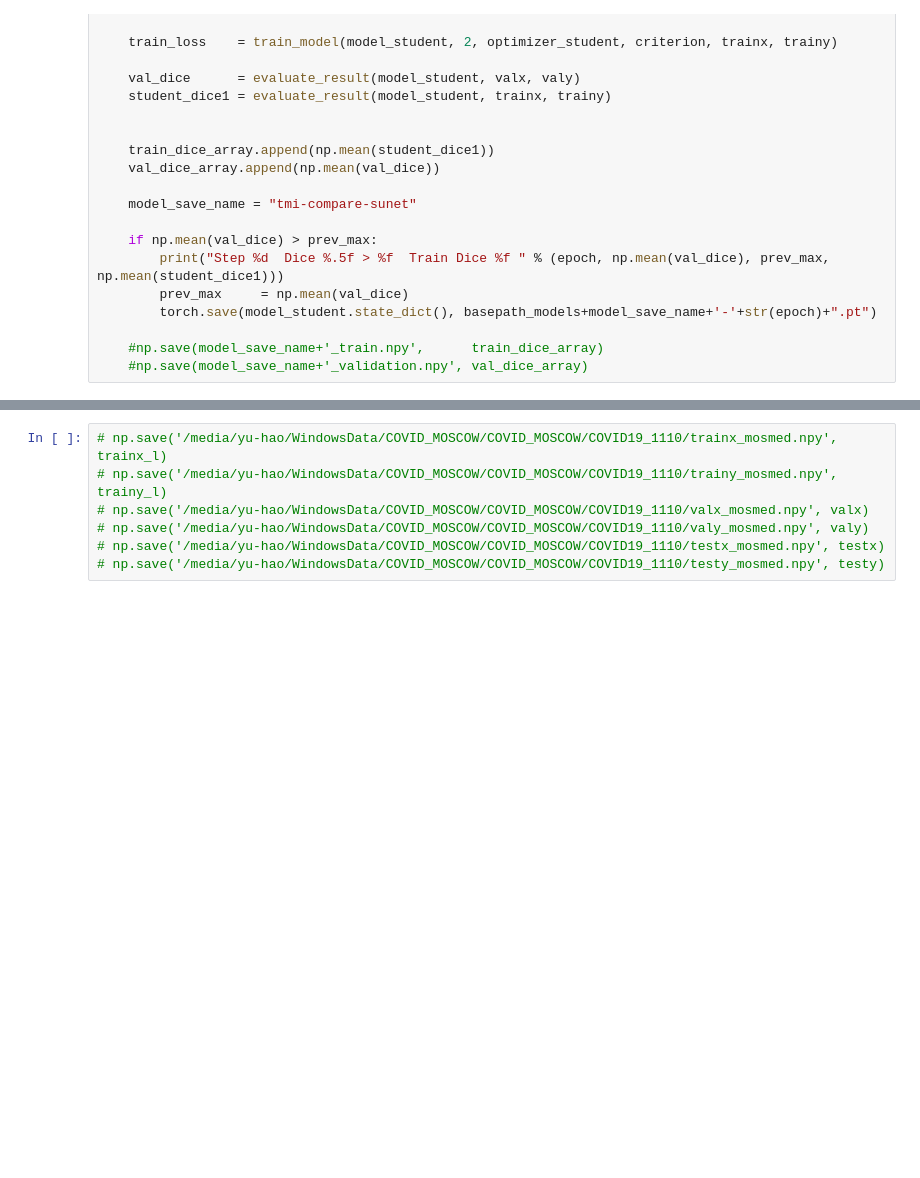
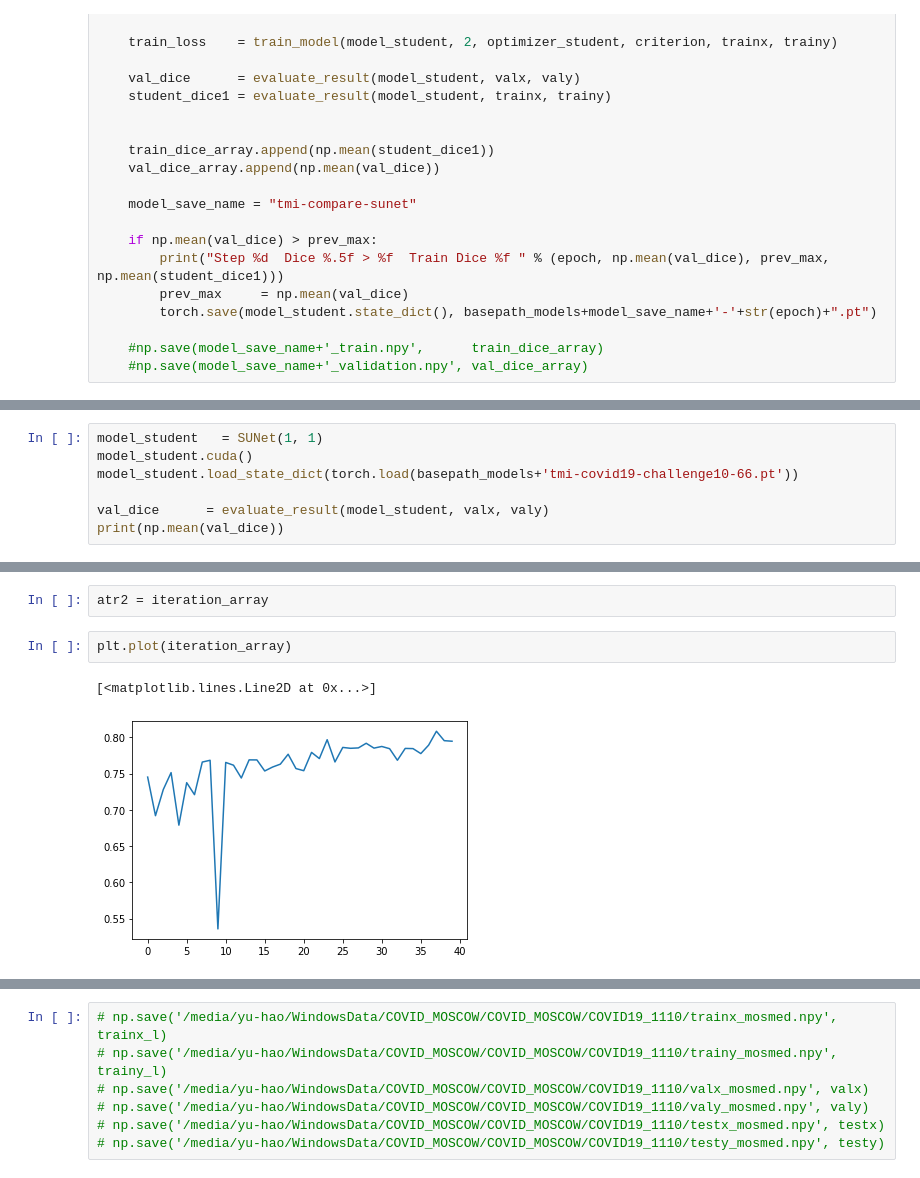
Before and after one commit to PranjalSahu/SEMISUNET, a Jupyter notebook: sunet.ipynb, the cells around one changed output, grey strips where cells are left out. Saved outputs shown, nothing was run; the diff lists cells and outputs as text; blank space fills up the shorter version.

Commit message:
[STAR] Adding the correct code for SUNet inference on the challenge

```diff
--- a/sunet.ipynb
+++ b/sunet.ipynb
@@ -1330,0 +2343,7 @@ for epoch in range(total_epochs):
+# %%
+model_student   = SUNet(1, 1)
+model_student.cuda()
+model_student.load_state_dict(torch.load(basepath_models+'tmi-covid19-challenge10-66.pt'))
+
+val_dice      = evaluate_result(model_student, valx, valy)
+print(np.mean(val_dice))
@@ -1330,0 +3707,7 @@ for epoch in range(total_epochs):
+# %%
+atr2 = iteration_array
+# %%
+plt.plot(iteration_array)
+# %% [output]
+[<matplotlib.lines.Line2D at 0x...>]
+[figure, added]
```
Also changed, not shown: parts of 17 cells of this notebook.
